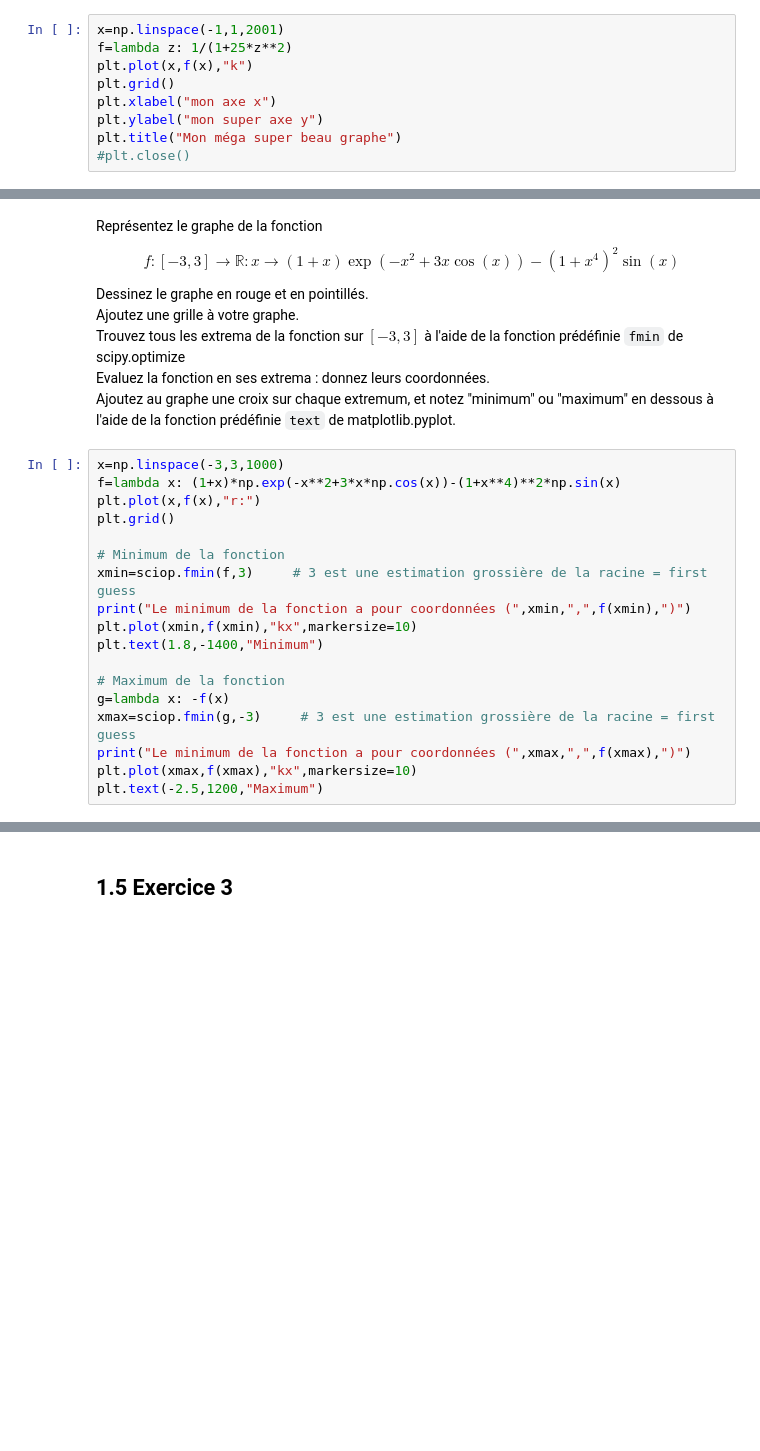
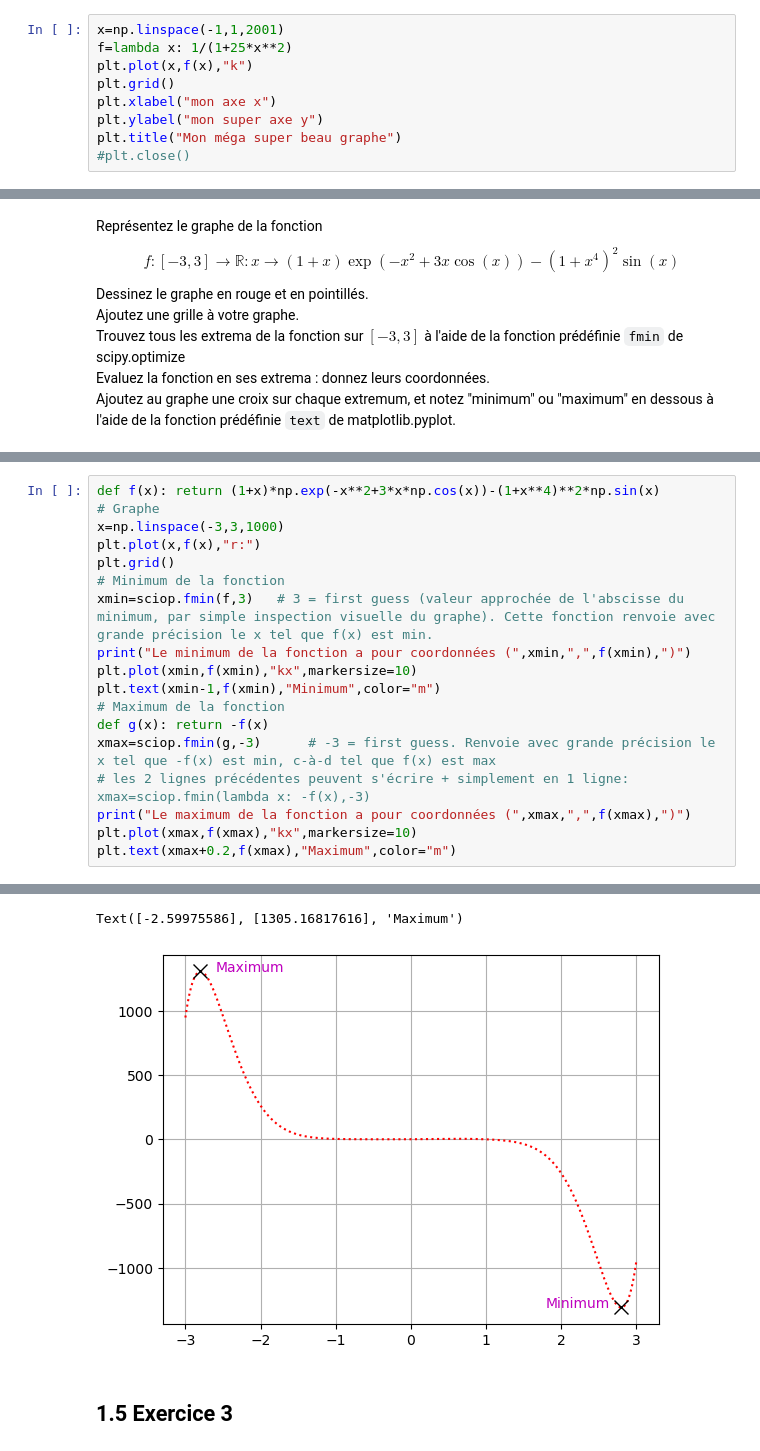
Before and after one commit to guillaumelenoir/Cours-Python-Athenee-Vauban-2526, a Jupyter notebook: Chap1_complete.ipynb, the cells around one changed output, grey strips where cells are left out. Cells and saved outputs as stored; diff of their text form; blank space fills up the shorter version.

```diff
--- a/Chap1_complete.ipynb
+++ b/Chap1_complete.ipynb
@@ -274,7 +272,7 @@ Text(0.5, 1.0, 'Mon méga super beau graphe')
 ### Autre façon 2 : travailler avec une ***fonction anonyme*** python, via "lambda"
 # %%
 x=np.linspace(-1,1,2001)
-f=lambda z: 1/(1+25*z**2)
+f=lambda x: 1/(1+25*x**2)
 plt.plot(x,f(x),"k")
 plt.grid()
 plt.xlabel("mon axe x")
@@ -296,21 +294,3 @@ Ajoutez une grille à votre graphe.<br />
 Trouvez tous les extrema de la fonction sur $[-3,3]$ à l'aide de la fonction prédéfinie `fmin` de scipy.optimize<br />
 Evaluez la fonction en ses extrema : donnez leurs coordonnées.<br />
 Ajoutez au graphe une croix sur chaque extremum, et notez "minimum" ou "maximum" en dessous à l'aide de la fonction prédéfinie `text` de matplotlib.pyplot.
-# %%
-x=np.linspace(-3,3,1000)
-f=lambda x: (1+x)*np.exp(-x**2+3*x*np.cos(x))-(1+x**4)**2*np.sin(x)
-plt.plot(x,f(x),"r:")
-plt.grid()
-
-# Minimum de la fonction
-xmin=sciop.fmin(f,3)     # 3 est une estimation grossière de la racine = first guess
-print("Le minimum de la fonction a pour coordonnées (",xmin,",",f(xmin),")")
-plt.plot(xmin,f(xmin),"kx",markersize=10)
-plt.text(1.8,-1400,"Minimum")
-
-# Maximum de la fonction
-g=lambda x: -f(x)
-xmax=sciop.fmin(g,-3)     # 3 est une estimation grossière de la racine = first guess
-print("Le minimum de la fonction a pour coordonnées (",xmax,",",f(xmax),")")
-plt.plot(xmax,f(xmax),"kx",markersize=10)
-plt.text(-2.5,1200,"Maximum")
@@ -329,0 +297,19 @@ Text(-2.5, 1200, 'Maximum')
+# %%
+def f(x): return (1+x)*np.exp(-x**2+3*x*np.cos(x))-(1+x**4)**2*np.sin(x)
+# Graphe
+x=np.linspace(-3,3,1000)
+plt.plot(x,f(x),"r:")
+plt.grid()
+# Minimum de la fonction
+xmin=sciop.fmin(f,3)   # 3 = first guess (valeur approchée de l'abscisse du minimum, par simple inspection visuelle du graphe). Cette fonction renvoie avec grande précision le x tel que f(x) est min.
+print("Le minimum de la fonction a pour coordonnées (",xmin,",",f(xmin),")")
+plt.plot(xmin,f(xmin),"kx",markersize=10)
+plt.text(xmin-1,f(xmin),"Minimum",color="m")
+# Maximum de la fonction
+def g(x): return -f(x)
+xmax=sciop.fmin(g,-3)      # -3 = first guess. Renvoie avec grande précision le x tel que -f(x) est min, c-à-d tel que f(x) est max
+# les 2 lignes précédentes peuvent s'écrire + simplement en 1 ligne: xmax=sciop.fmin(lambda x: -f(x),-3)
+print("Le maximum de la fonction a pour coordonnées (",xmax,",",f(xmax),")")
+plt.plot(xmax,f(xmax),"kx",markersize=10)
+plt.text(xmax+0.2,f(xmax),"Maximum",color="m")
+# %% [output]
@@ -330,3 +326,5 @@ Text(-2.5, 1200, 'Maximum')
+Text([-2.59975586], [1305.16817616], 'Maximum')
+[figure, added]
 # %% [markdown]
 ## 1.5 Exercice 3
 # %% [markdown]
```
Also changed, not shown: parts of 13 cells of this notebook.
